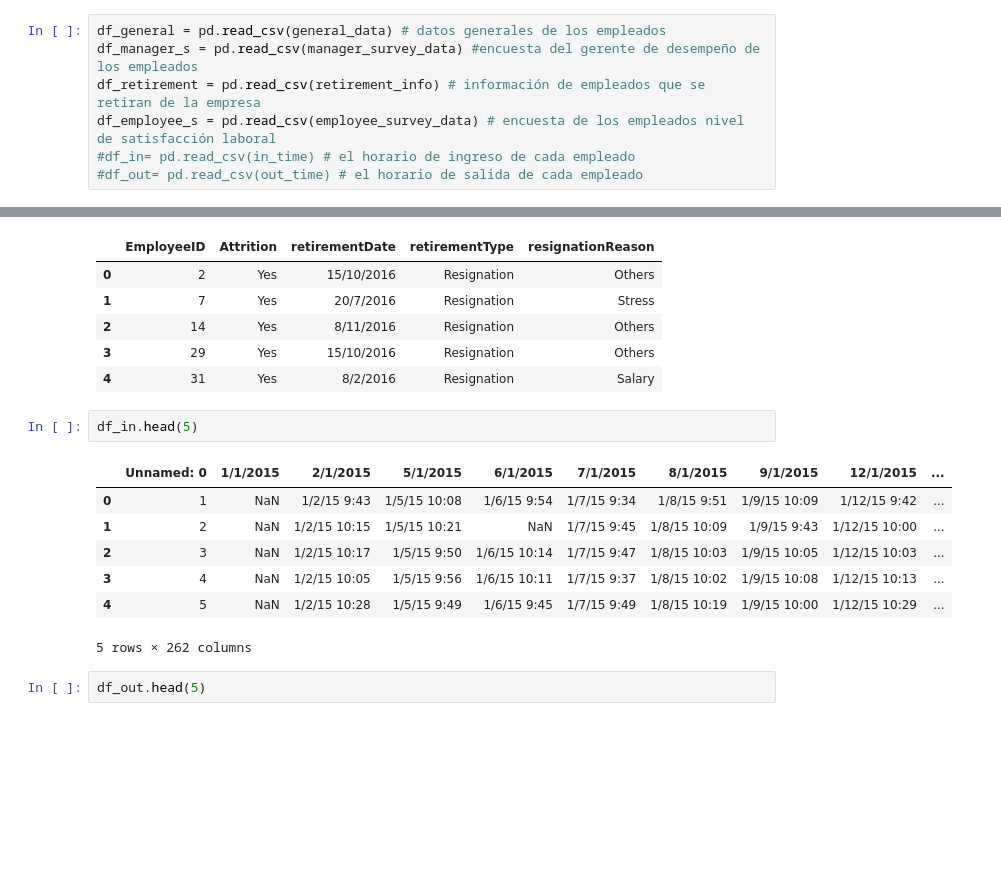
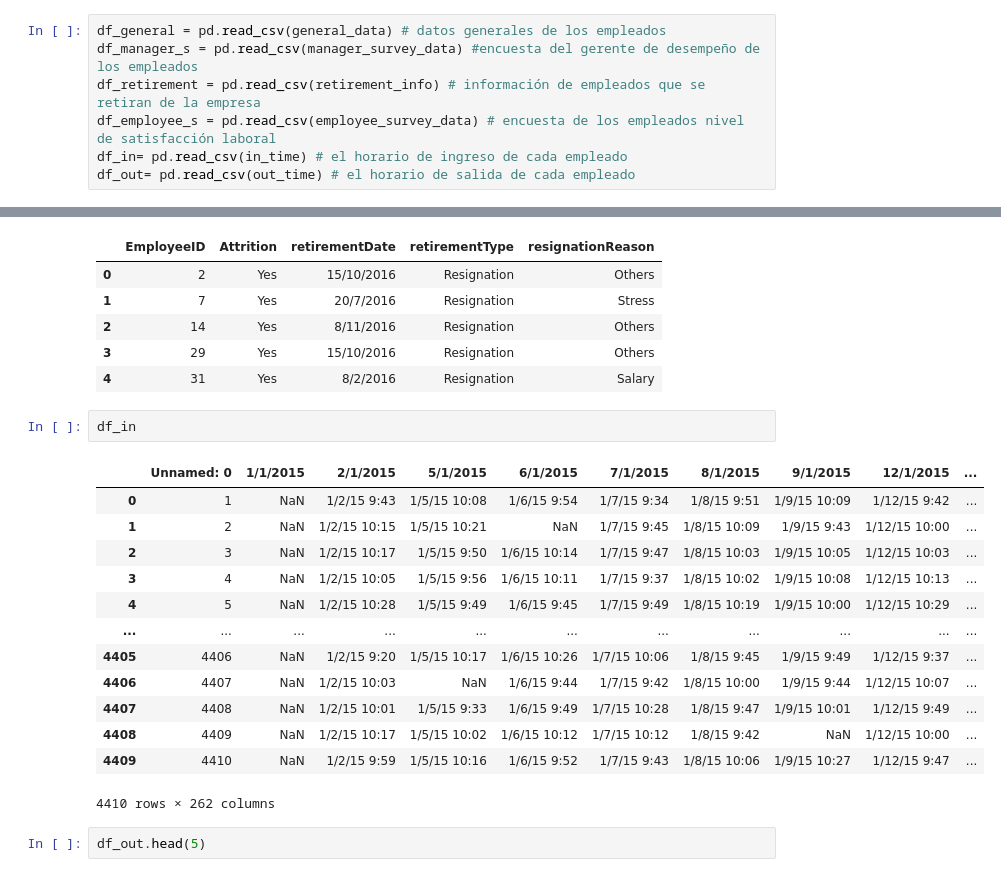
Before and after one commit to jhansanchez/Caso-de-estudio-RH, a Jupyter notebook: casoRH.ipynb, the cells around one changed output, grey strips where cells are left out. Drawn from its saved outputs; the diff is of its cells as text; blank space fills up the shorter version.

```diff
--- a/casoRH.ipynb
+++ b/casoRH.ipynb
@@ -17,8 +17,8 @@ df_general = pd.read_csv(general_data) # datos generales de los empleados
 df_manager_s = pd.read_csv(manager_survey_data) #encuesta del gerente de desempeño de los empleados
 df_retirement = pd.read_csv(retirement_info) # información de empleados que se retiran de la empresa
 df_employee_s = pd.read_csv(employee_survey_data) # encuesta de los empleados nivel de satisfacción laboral
-#df_in= pd.read_csv(in_time) # el horario de ingreso de cada empleado
-#df_out= pd.read_csv(out_time) # el horario de salida de cada empleado
+df_in= pd.read_csv(in_time) # el horario de ingreso de cada empleado
+df_out= pd.read_csv(out_time) # el horario de salida de cada empleado
 # %%
 df_manager_s.head(5)
 # %% [output]
@@ -57,15 +62,21 @@ df_retirement.head(5)
 | 3 | 29 | Yes | 15/10/2016 | Resignation | Others |
 | 4 | 31 | Yes | 8/2/2016 | Resignation | Salary |
 # %%
-df_in.head(5)
+df_in
 # %% [output]
 |  | Unnamed: 0 | 1/1/2015 | 2/1/2015 | 5/1/2015 | 6/1/2015 | 7/1/2015 | 8/1/2015 | 9/1/2015 | 12/1/2015 | ... |
 | 0 | 1 | NaN | 1/2/15 9:43 | 1/5/15 10:08 | 1/6/15 9:54 | 1/7/15 9:34 | 1/8/15 9:51 | 1/9/15 10:09 | 1/12/15 9:42 | ... |
 | 1 | 2 | NaN | 1/2/15 10:15 | 1/5/15 10:21 | NaN | 1/7/15 9:45 | 1/8/15 10:09 | 1/9/15 9:43 | 1/12/15 10:00 | ... |
 | 2 | 3 | NaN | 1/2/15 10:17 | 1/5/15 9:50 | 1/6/15 10:14 | 1/7/15 9:47 | 1/8/15 10:03 | 1/9/15 10:05 | 1/12/15 10:03 | ... |
 | 3 | 4 | NaN | 1/2/15 10:05 | 1/5/15 9:56 | 1/6/15 10:11 | 1/7/15 9:37 | 1/8/15 10:02 | 1/9/15 10:08 | 1/12/15 10:13 | ... |
 | 4 | 5 | NaN | 1/2/15 10:28 | 1/5/15 9:49 | 1/6/15 9:45 | 1/7/15 9:49 | 1/8/15 10:19 | 1/9/15 10:00 | 1/12/15 10:29 | ... |
+| ... | ... | ... | ... | ... | ... | ... | ... | ... | ... | ... |
+| 4405 | 4406 | NaN | 1/2/15 9:20 | 1/5/15 10:17 | 1/6/15 10:26 | 1/7/15 10:06 | 1/8/15 9:45 | 1/9/15 9:49 | 1/12/15 9:37 | ... |
+| 4406 | 4407 | NaN | 1/2/15 10:03 | NaN | 1/6/15 9:44 | 1/7/15 9:42 | 1/8/15 10:00 | 1/9/15 9:44 | 1/12/15 10:07 | ... |
+| 4407 | 4408 | NaN | 1/2/15 10:01 | 1/5/15 9:33 | 1/6/15 9:49 | 1/7/15 10:28 | 1/8/15 9:47 | 1/9/15 10:01 | 1/12/15 9:49 | ... |
+| 4408 | 4409 | NaN | 1/2/15 10:17 | 1/5/15 10:02 | 1/6/15 10:12 | 1/7/15 10:12 | 1/8/15 9:42 | NaN | 1/12/15 10:00 | ... |
+| 4409 | 4410 | NaN | 1/2/15 9:59 | 1/5/15 10:16 | 1/6/15 9:52 | 1/7/15 9:43 | 1/8/15 10:06 | 1/9/15 10:27 | 1/12/15 9:47 | ... |
-5 rows × 262 columns
+4410 rows × 262 columns
 # %%
 df_out.head(5)
 # %% [output]
```
Also changed, not shown: parts of 34 cells of this notebook.
